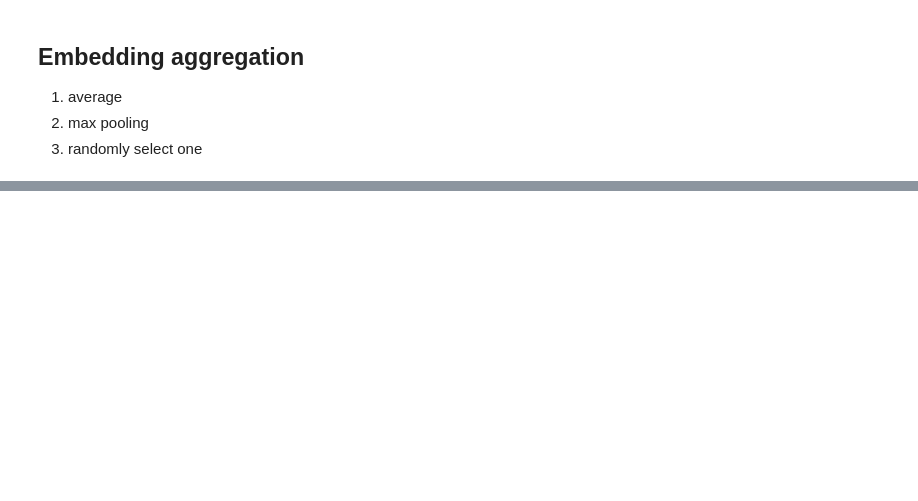
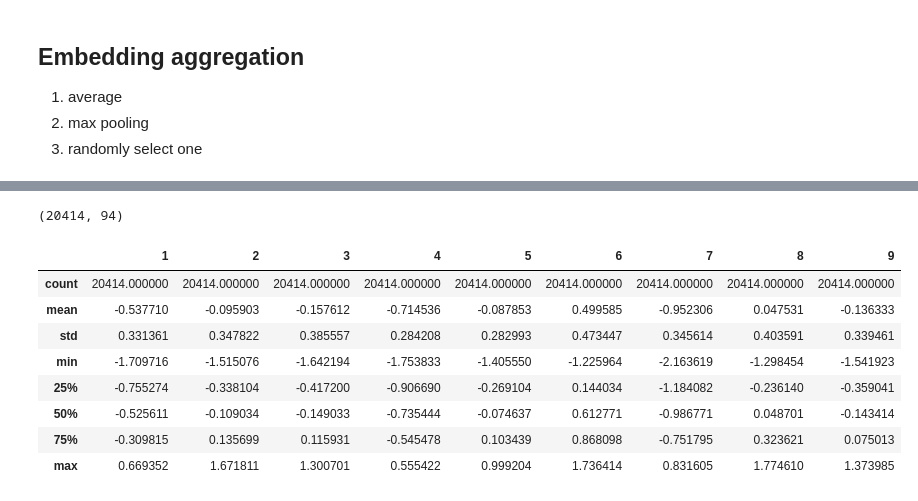
Before and after one commit to xuqianyi/SPH6004_group_assignment, a Jupyter notebook: 6004_text.ipynb, the cells around one changed output, grey strips where cells are left out. Drawn from its saved outputs; the diff is of its cells as text; code cells hidden in the pictures; blank space fills up the shorter version.

```diff
--- a/6004_text.ipynb
+++ b/6004_text.ipynb
@@ -213,0 +349,4 @@ pubmed_rand.to_csv("pubmed_rand.csv", index=False)
+# %%
+df = pd.read_csv('pubmed_rand.csv')
+print(df.shape)
+df.head()
@@ -213,0 +362,16 @@ pubmed_rand.to_csv("pubmed_rand.csv", index=False)
+# %%
+pca(df.iloc[:, 1:], 0.90)
+# %% [output]
+(20414, 94)
+# %%
+df.iloc[:, 1:10].describe()
+# %% [output]
+|  | 1 | 2 | 3 | 4 | 5 | 6 | 7 | 8 | 9 |
+| count | 20414.000000 | 20414.000000 | 20414.000000 | 20414.000000 | 20414.000000 | 20414.000000 | 20414.000000 | 20414.000000 | 20414.000000 |
+| mean | -0.537710 | -0.095903 | -0.157612 | -0.714536 | -0.087853 | 0.499585 | -0.952306 | 0.047531 | -0.136333 |
+| std | 0.331361 | 0.347822 | 0.385557 | 0.284208 | 0.282993 | 0.473447 | 0.345614 | 0.403591 | 0.339461 |
+| min | -1.709716 | -1.515076 | -1.642194 | -1.753833 | -1.405550 | -1.225964 | -2.163619 | -1.298454 | -1.541923 |
+| 25% | -0.755274 | -0.338104 | -0.417200 | -0.906690 | -0.269104 | 0.144034 | -1.184082 | -0.236140 | -0.359041 |
+| 50% | -0.525611 | -0.109034 | -0.149033 | -0.735444 | -0.074637 | 0.612771 | -0.986771 | 0.048701 | -0.143414 |
+| 75% | -0.309815 | 0.135699 | 0.115931 | -0.545478 | 0.103439 | 0.868098 | -0.751795 | 0.323621 | 0.075013 |
+| max | 0.669352 | 1.671811 | 1.300701 | 0.555422 | 0.999204 | 1.736414 | 0.831605 | 1.774610 | 1.373985 |
```
Also changed, not shown: parts of 19 cells of this notebook.
